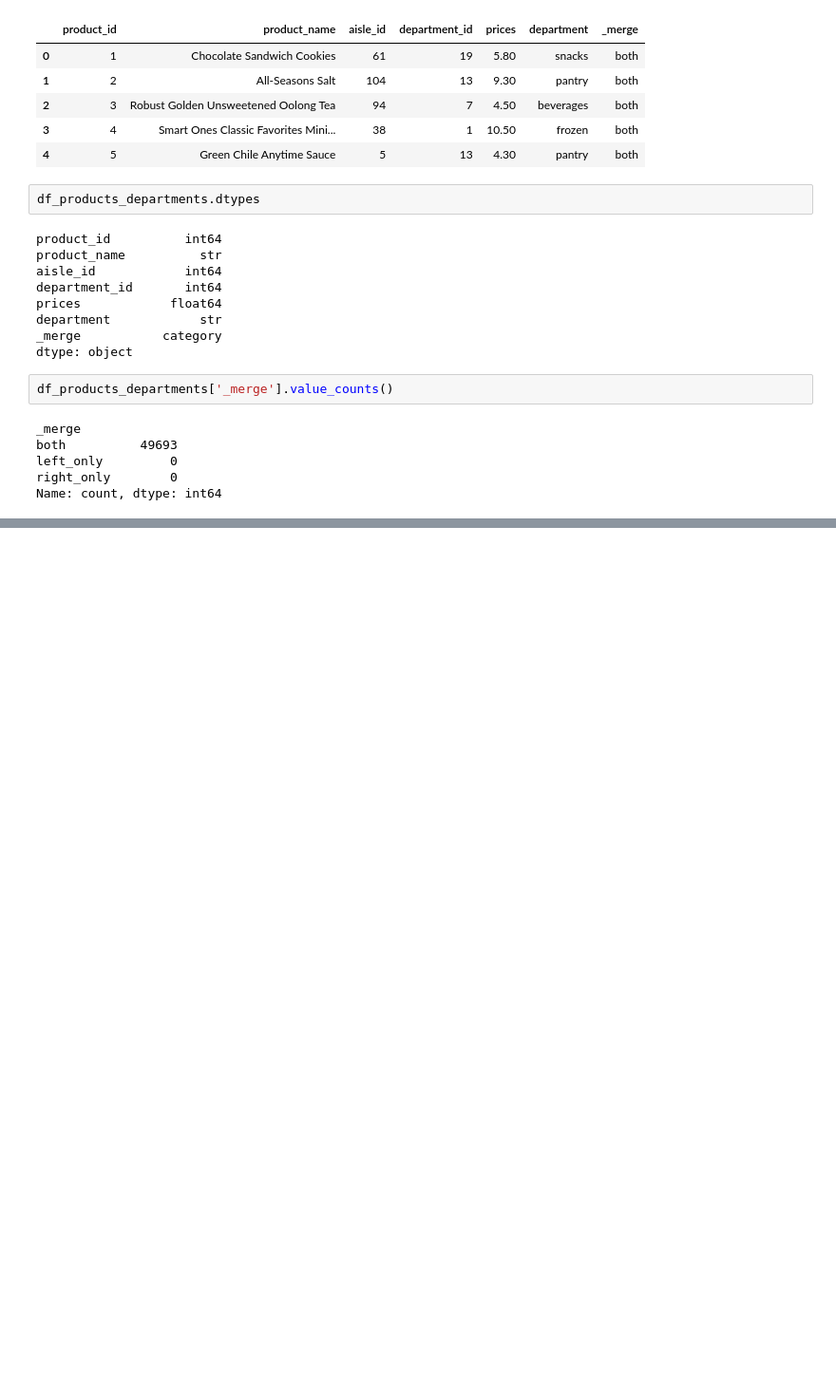
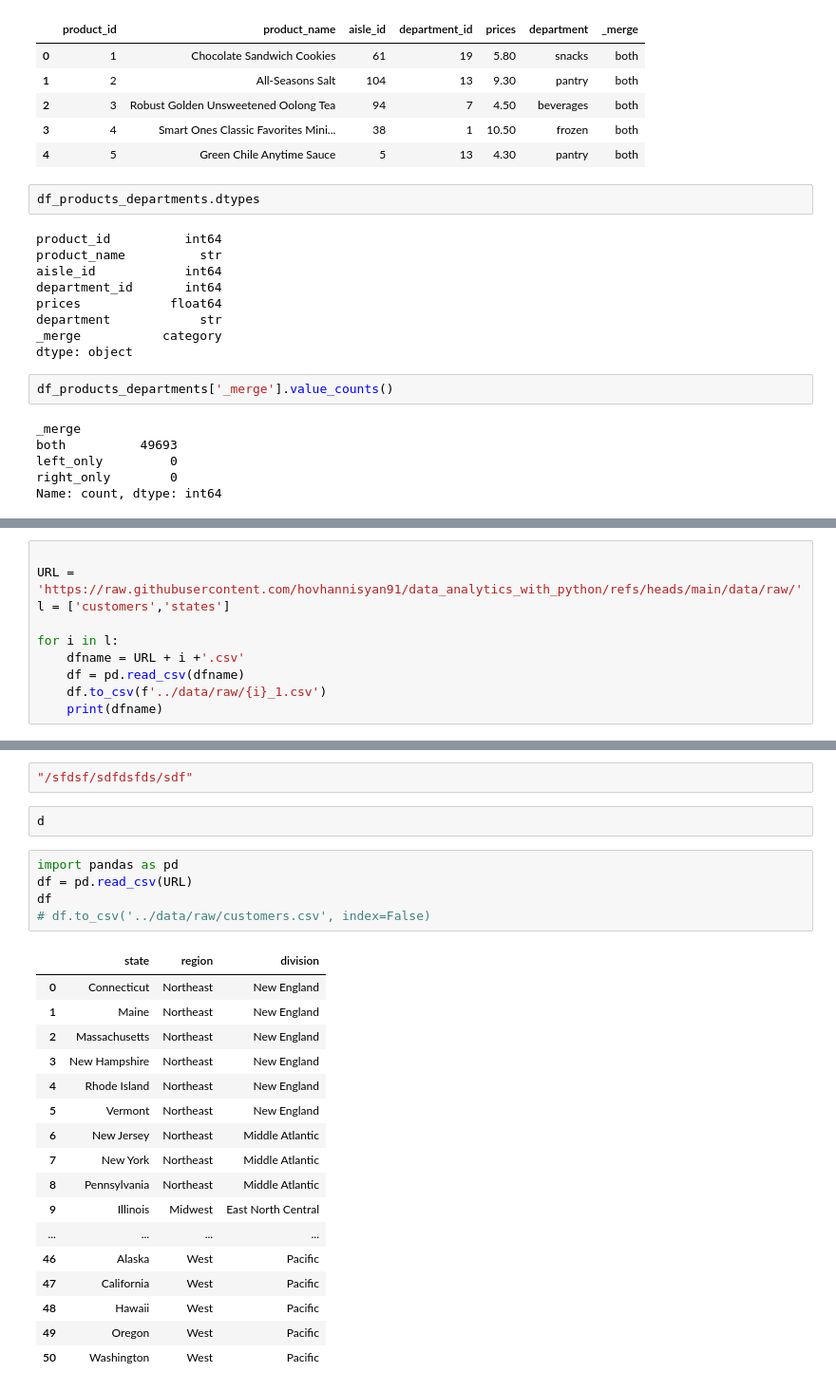
Before and after one commit to hovhannisyan91/aca, a Jupyter notebook: lab/python/notebooks/06_1_prepared.ipynb, the cells around one changed output, grey strips where cells are left out. Shown at 95% size. Drawn from its saved outputs; the diff is of its cells as text; blank space fills up the shorter version.

```diff
--- a/lab/python/notebooks/06_1_prepared.ipynb
+++ b/lab/python/notebooks/06_1_prepared.ipynb
@@ -478,0 +502,10 @@ Name: count, dtype: int64
+# %%
+
+URL = 'https://raw.githubusercontent.com/hovhannisyan91/data_analytics_with_python/refs/heads/main/data/raw/'
+l = ['customers','states']
+
+for i in l:
+    dfname = URL + i +'.csv'
+    df = pd.read_csv(dfname)
+    df.to_csv(f'../data/raw/{i}_1.csv')
+    print(dfname)
@@ -478,0 +549,27 @@ Name: count, dtype: int64
+# %%
+"/sfdsf/sdfdsfds/sdf"
+# %%
+d
+# %%
+import pandas as pd
+df = pd.read_csv(URL)
+df
+# df.to_csv('../data/raw/customers.csv', index=False)
+# %% [output]
+|  | state | region | division |
+| 0 | Connecticut | Northeast | New England |
+| 1 | Maine | Northeast | New England |
+| 2 | Massachusetts | Northeast | New England |
+| 3 | New Hampshire | Northeast | New England |
+| 4 | Rhode Island | Northeast | New England |
+| 5 | Vermont | Northeast | New England |
+| 6 | New Jersey | Northeast | Middle Atlantic |
+| 7 | New York | Northeast | Middle Atlantic |
+| 8 | Pennsylvania | Northeast | Middle Atlantic |
+| 9 | Illinois | Midwest | East North Central |
+| ... | ... | ... | ... |
+| 46 | Alaska | West | Pacific |
+| 47 | California | West | Pacific |
+| 48 | Hawaii | West | Pacific |
+| 49 | Oregon | West | Pacific |
+| 50 | Washington | West | Pacific |
```
Also changed, not shown: parts of 10 cells of this notebook.
